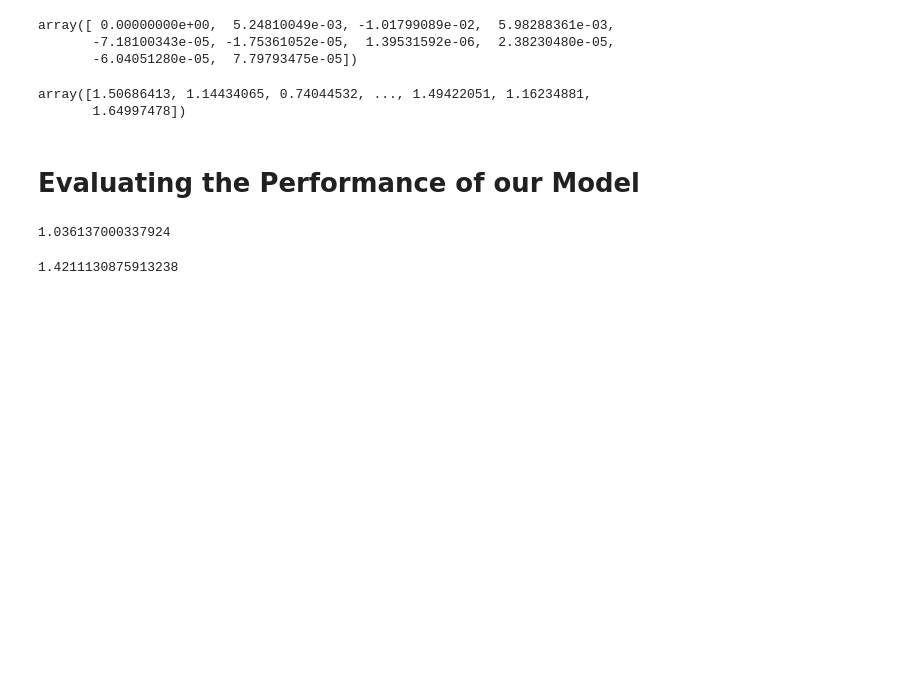
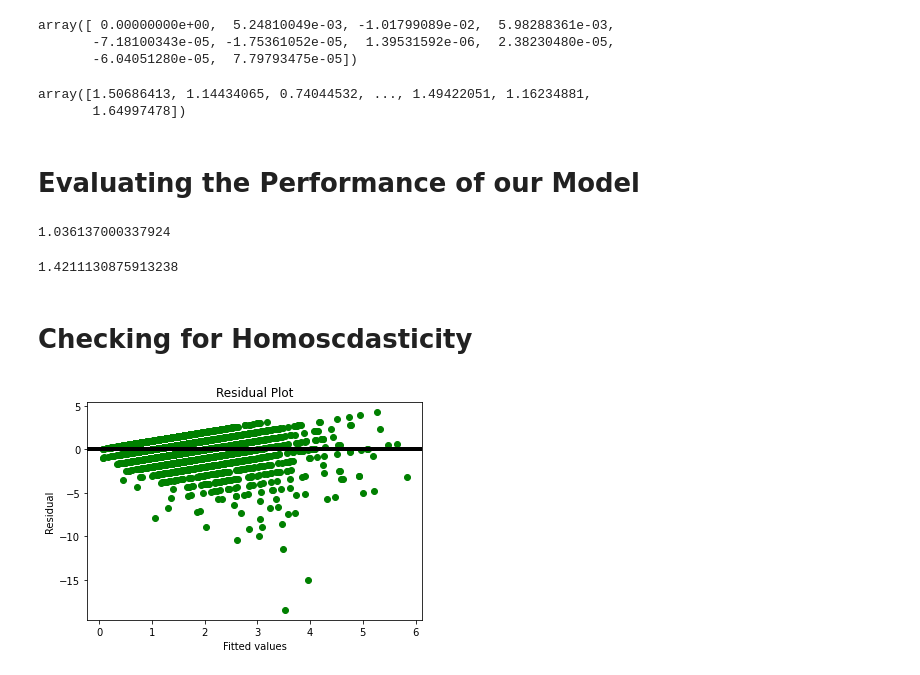
Before and after one commit to Obreintelly/Mchezo_Pesa_Football_Prediction_Analysis, a Jupyter notebook: Mchezo_Pesa_Football_Results_Prediction.ipynb, the cells around one changed output. Cells and saved outputs as stored; diff of their text form; code cells hidden in the pictures; blank space fills up the shorter version.

```diff
--- a/Mchezo_Pesa_Football_Results_Prediction.ipynb
+++ b/Mchezo_Pesa_Football_Results_Prediction.ipynb
@@ -1109,3 +1109,17 @@ print(mae)
 print(rmse)
 # %% [output]
 1.4211130875913238
+# %% [markdown]
+# **Checking for Homoscdasticity**
+# %%
+residuals = np.subtract(test_prediction, y_test)
+
+# Plotting the prediction errors
+plt.scatter(test_prediction, residuals, color='green')
+plt.title('Residual Plot')
+plt.ylabel('Residual')
+plt.xlabel('Fitted values')
+plt.axhline(y= residuals.mean(), lw=4, color='black')
+plt.show()
+# %% [output]
+[figure, added]
```
Also changed, not shown: parts of 5 cells of this notebook.
